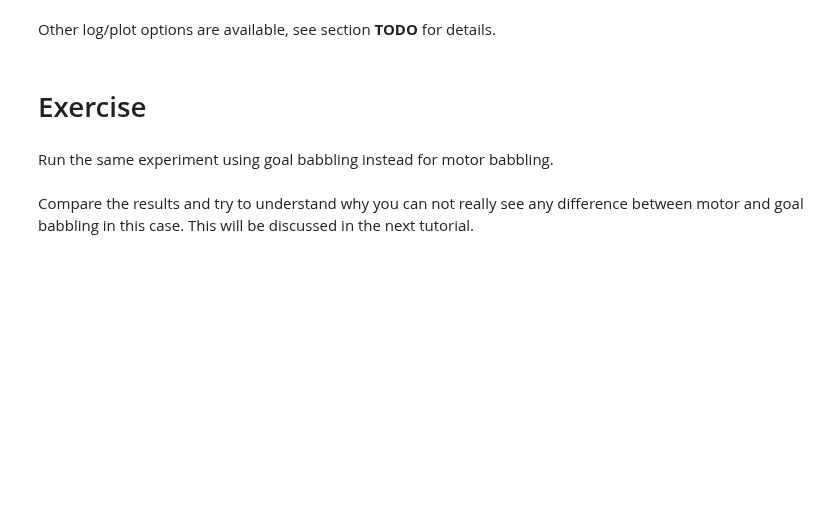
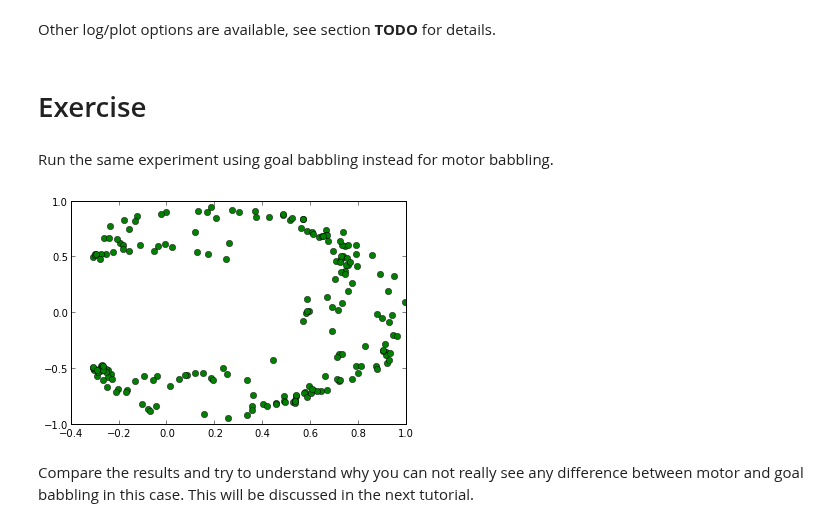
Before and after one commit to flowersteam/explauto, a Jupyter notebook: notebook/01 Running a basic experiment..ipynb, the cells around one changed output. Saved outputs shown, nothing was run; the diff lists cells and outputs as text; code cells hidden in the pictures; blank space fills up the shorter version.

```diff
--- a/notebook/01 Running a basic experiment..ipynb
+++ b/notebook/01 Running a basic experiment..ipynb
@@ -142,5 +144,23 @@ Run the same experiment using goal babbling instead for motor babbling.
 # %%
 # Solution
 %load exercise_solutions/n01-goal-babbling.py
+# %%
+# To switch from motor to goal babbling
+# You just need to change the babling parameter at instanciation
+
+goal_expe = Experiment.from_settings(environment='simple_arm',
+                                     babbling='goal',
+                                     interest_model='random',
+                                     sensorimotor_model='non_parametric')
+
+goal_expe.evaluate_at([1, 10, 20, 30, 100, 200])
+goal_expe.bootstrap(5)
+
+goal_expe.run()
+
+ax = axes()
+data = goal_expe.log.scatter_plot(ax, (('sensori', [0, 1]), ), color='green')
+# %% [output]
+[figure, added]
 # %% [markdown]
 Compare the results and try to understand why you can not really see any difference between motor and goal babbling in this case. This will be discussed in the next tutorial.
```
Also changed, not shown: parts of 6 cells of this notebook, 7 other files.
